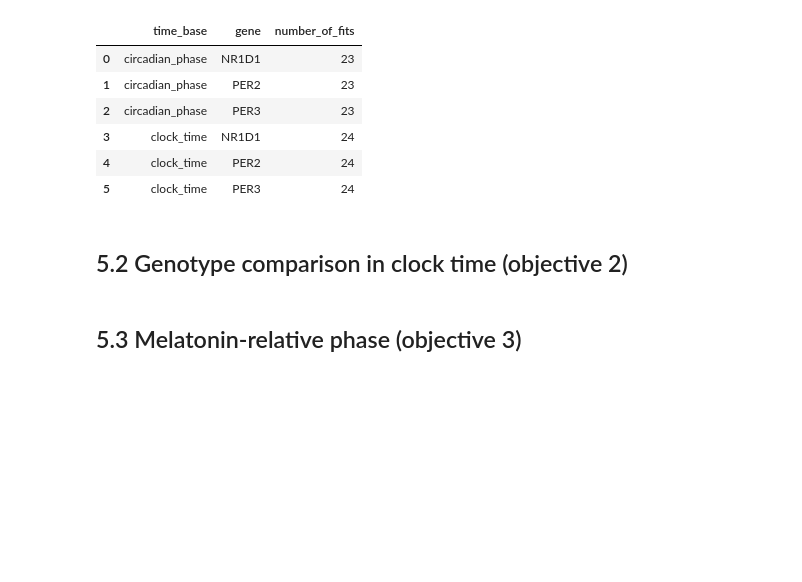
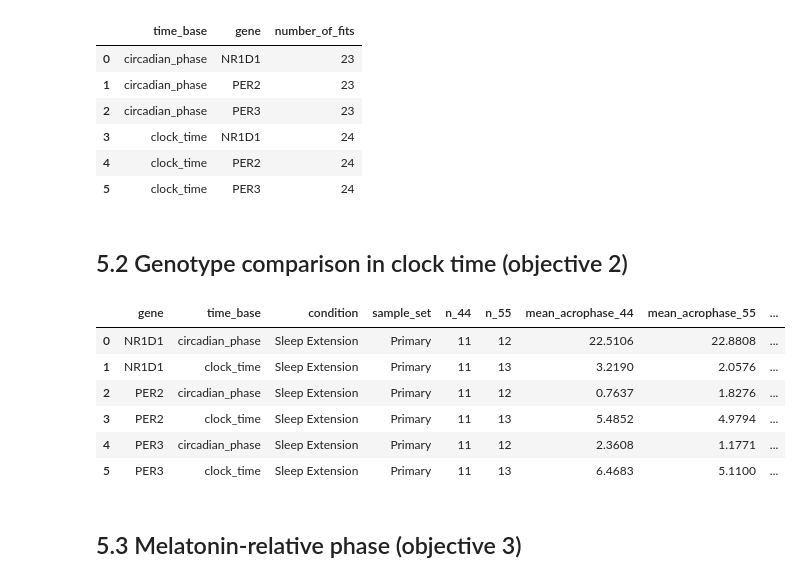
Before and after one commit to CKmellow/per3-genotype-clock-gene-timing, a Jupyter notebook: notebooks/PER3_clock_timing.ipynb, the cells around one changed output. Drawn from its saved outputs; the diff is of its cells as text; code cells hidden in the pictures; blank space fills up the shorter version.

Commit message:
Completed 5:2 Calculate the genotype differences and compare

```diff
--- a/notebooks/PER3_clock_timing.ipynb
+++ b/notebooks/PER3_clock_timing.ipynb
@@ -834,7 +834,102 @@ Fits by time basis and gene:
 # %% [markdown]
 ## 5.2 Genotype comparison in clock time (objective 2)
 # %%
-# TODO(Part 3): permutation test + Watson–Williams per gene; shift in hours with bootstrap CI; BH across genes
+from per3clock import circstats
+from statsmodels.stats.multitest import multipletests
+import numpy as np
+import pandas as pd
+
+# Store the comparison results
+comparison_results = []
+
+# Analyse each gene separately under each time basis
+for (gene, time_base), group in acrophase_by_subject.groupby(
+    ["gene", "time_base"]
+):
+
+    # Separate participants according to genotype
+    group_44 = group.loc[
+        group["per3_genotype"] == "4/4", "acrophase_h"
+    ].dropna().to_numpy()
+
+    group_55 = group.loc[
+        group["per3_genotype"] == "5/5", "acrophase_h"
+    ].dropna().to_numpy()
+
+    # Remove any non-finite values
+    group_44 = group_44[np.isfinite(group_44)]
+    group_55 = group_55[np.isfinite(group_55)]
+
+    # Calculate circular mean peak times
+    mean_44 = circstats.circular_mean_h(group_44)
+    mean_55 = circstats.circular_mean_h(group_55)
+
+    # Calculate the genotype shift: 5/5 minus 4/4
+    shift = circstats.circular_diff_h(mean_55, mean_44)
+
+    # Permutation test
+    permutation = circstats.permutation_test_acrophase(
+        group_55,
+        group_44,
+        n_perm=10_000
+    )
+
+    # Bootstrap 95% confidence interval
+    ci_lower, ci_upper = circstats.bootstrap_ci_diff_h(
+        group_55,
+        group_44,
+        n_boot=10_000,
+        alpha=0.05
+    )
+
+    # Watson-Williams test
+    ww = circstats.watson_williams_test(
+        group_44,
+        group_55
+    )
+
+    comparison_results.append({
+        "gene": gene,
+        "time_base": time_base,
+        "condition": "Sleep Extension",
+        "sample_set": "Primary",
+        "n_44": len(group_44),
+        "n_55": len(group_55),
+        "mean_acrophase_44": mean_44,
+        "mean_acrophase_55": mean_55,
+        "shift_h": shift,
+        "ci_lower": ci_lower,
+        "ci_upper": ci_upper,
+        "permutation_p": permutation["p"],
+        "watson_williams_p": ww["p"]
+    })
+
+# Create the results table
+genotype_tests = pd.DataFrame(comparison_results)
+
+# Apply Benjamini-Hochberg correction across all six comparisons
+genotype_tests["permutation_q"] = multipletests(
+    genotype_tests["permutation_p"],
+    method="fdr_bh"
+)[1]
+
+genotype_tests["watson_williams_q"] = multipletests(
+    genotype_tests["watson_williams_p"],
+    method="fdr_bh"
+)[1]
+
+# Display the results
+display(
+    genotype_tests.round(4)
+)
+# %% [output]
+|  | gene | time_base | condition | sample_set | n_44 | n_55 | mean_acrophase_44 | mean_acrophase_55 | ... |
+| 0 | NR1D1 | circadian_phase | Sleep Extension | Primary | 11 | 12 | 22.5106 | 22.8808 | ... |
+| 1 | NR1D1 | clock_time | Sleep Extension | Primary | 11 | 13 | 3.2190 | 2.0576 | ... |
+| 2 | PER2 | circadian_phase | Sleep Extension | Primary | 11 | 12 | 0.7637 | 1.8276 | ... |
+| 3 | PER2 | clock_time | Sleep Extension | Primary | 11 | 13 | 5.4852 | 4.9794 | ... |
+| 4 | PER3 | circadian_phase | Sleep Extension | Primary | 11 | 12 | 2.3608 | 1.1771 | ... |
+| 5 | PER3 | clock_time | Sleep Extension | Primary | 11 | 13 | 6.4683 | 5.1100 | ... |
 # %% [markdown]
 ## 5.3 Melatonin-relative phase (objective 3)
 # %%
```
